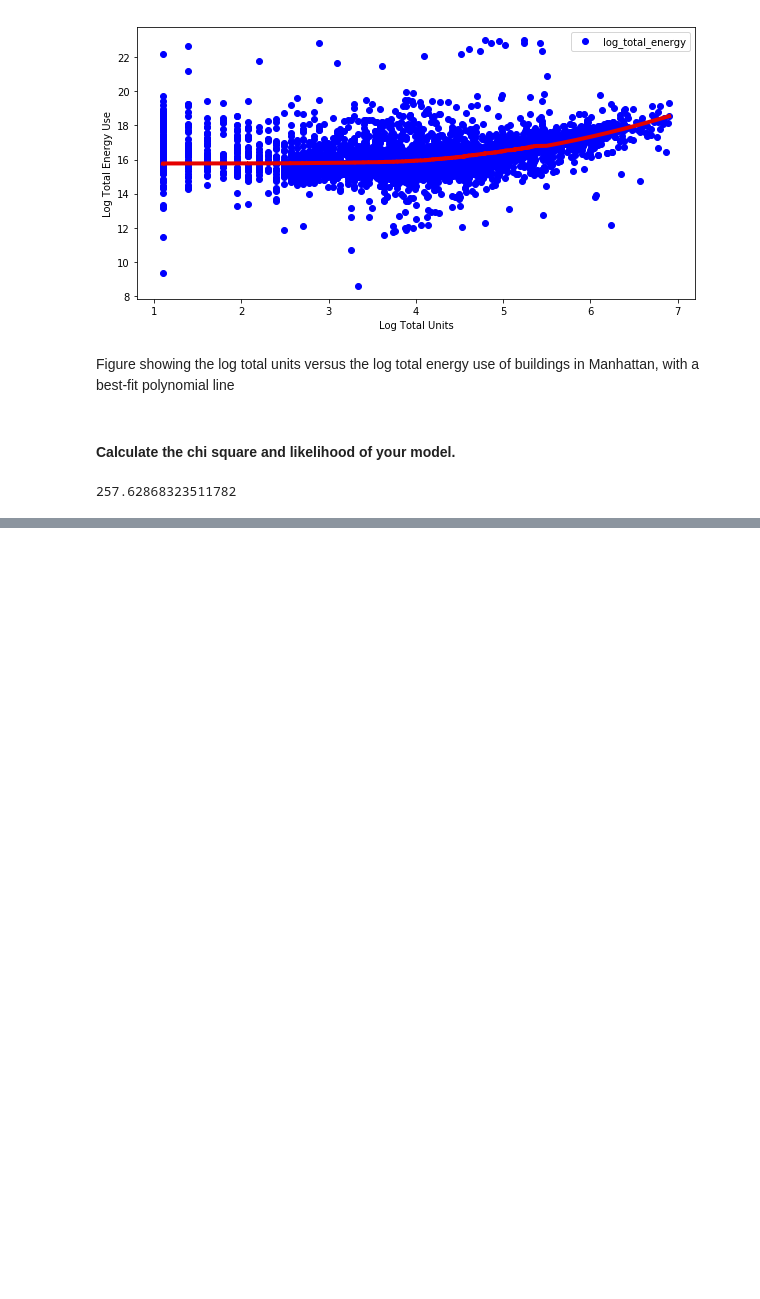
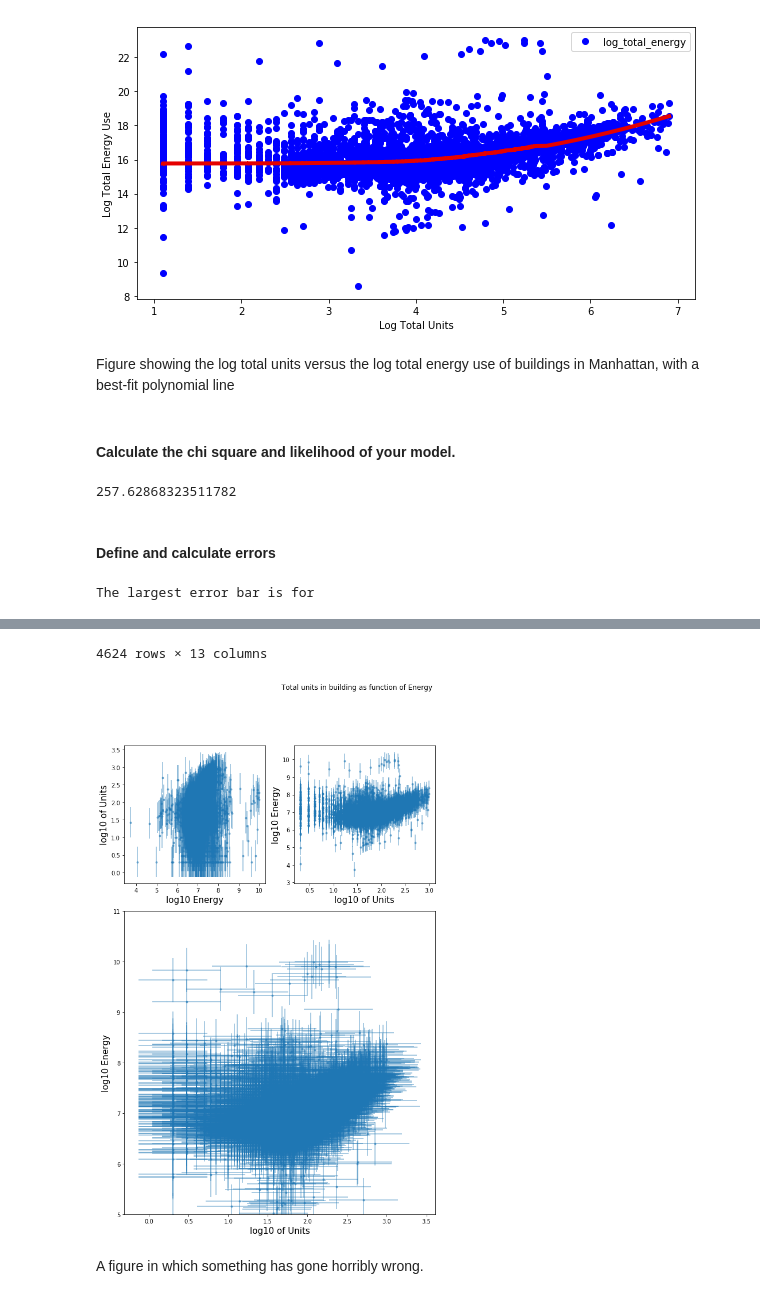
Before and after one commit to tharma3/PUI2018_mrn291, a Jupyter notebook: HW10_mrn291/Assignment_2.ipynb, the cells around one changed output, grey strips where cells are left out. Drawn from its saved outputs; the diff is of its cells as text; code cells hidden in the pictures; blank space fills up the shorter version.

```diff
--- a/HW10_mrn291/Assignment_2.ipynb
+++ b/HW10_mrn291/Assignment_2.ipynb
@@ -564,3 +565,5 @@ def chi2(data, model, errors = None):
 chi2(building_energy.log_total_energy, second_degree_fit)
 # %% [output]
 257.62868323511782
+# %% [markdown]
+#### Define and calculate errors
@@ -566,0 +585,47 @@ chi2(building_energy.log_total_energy, second_degree_fit)
+# %%
+#So your error is error (x1/x2)/ (x1/x2) /ln(10)
+
+energy_x1_x2 = building_energy.errorsnrg / building_energy.total_energy
+units_x1_x2 = building_energy.errorsunits / building_energy.UnitsTotal
+
+log_energy_errors = np.abs(energy_x1_x2 / energy_x1_x2 / np.log(10))
+log_units_errors = np.abs(units_x1_x2 / units_x1_x2 / np.log(10))
+
+building_energy['errorsnrg'] = log_energy_errors
+building_energy['errorsunits'] = log_units_errors
+# %%
+#I could also include errors for number of units
+fig2 = plt.figure(figsize=(15,15))
+
+gs1 = gridspec.GridSpec(3, 3)
+gs1.update(left=0.68, right=0.68, wspace=0.2)
+
+
+ax1 = plt.subplot2grid((3, 3), (0, 0), colspan=1)
+ax1.errorbar(np.log10(building_energy.total_energy), np.log10(building_energy.UnitsTotal),
+            yerr=building_energy.errorsunits, fmt='.',
+            alpha=0.5)
+ax1.set_ylabel("log10 of Units", fontsize=15)
+ax1.set_xlabel("log10 Energy", fontsize=15)
+plt.suptitle("Total units in building as function of Energy")
+
+
+ax2 = plt.subplot2grid((3, 3), (0, 1), colspan=1)
+ax2.errorbar(np.log10(building_energy.UnitsTotal), np.log10(building_energy.total_energy),
+            yerr=building_energy.errorsnrg, fmt='.',
+            alpha=0.5)
+ax2.set_xlabel("log10 of Units", fontsize=15)
+ax2.set_ylabel("log10 Energy", fontsize=15)
+
+ax4 = plt.subplot2grid((3, 3), (1, 0), colspan=2, rowspan=2)
+ax4.errorbar(np.log10(building_energy.UnitsTotal), np.log10(building_energy.total_energy),
+            yerr=building_energy.errorsnrg,
+           xerr=building_energy.errorsunits, alpha=0.5, fmt='.')
+ax4.set_xlabel("log10 of Units", fontsize=15)
+ax4.set_ylabel("log10 Energy", fontsize=15)
+ax4.set_ylim(5,11)
+
+print("The largest error bar is for")
+building_energy[building_energy.errorsnrg == building_energy.errorsnrg.max()]
+# %% [output]
+The largest error bar is for
@@ -566,0 +649,4 @@ chi2(building_energy.log_total_energy, second_degree_fit)
+4624 rows × 13 columns
+[figure, added]
+# %% [markdown]
+A figure in which something has gone horribly wrong.
```
Also changed, not shown: parts of 3 cells of this notebook, 2 other files.
